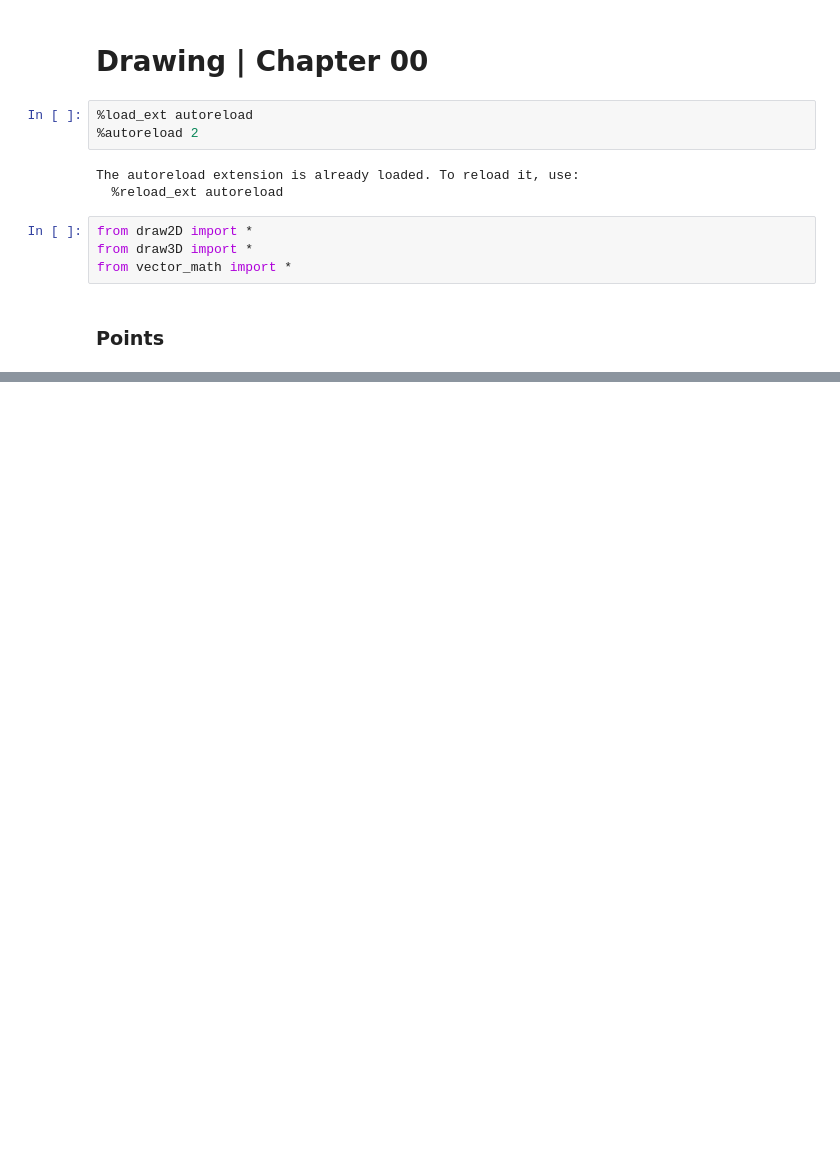
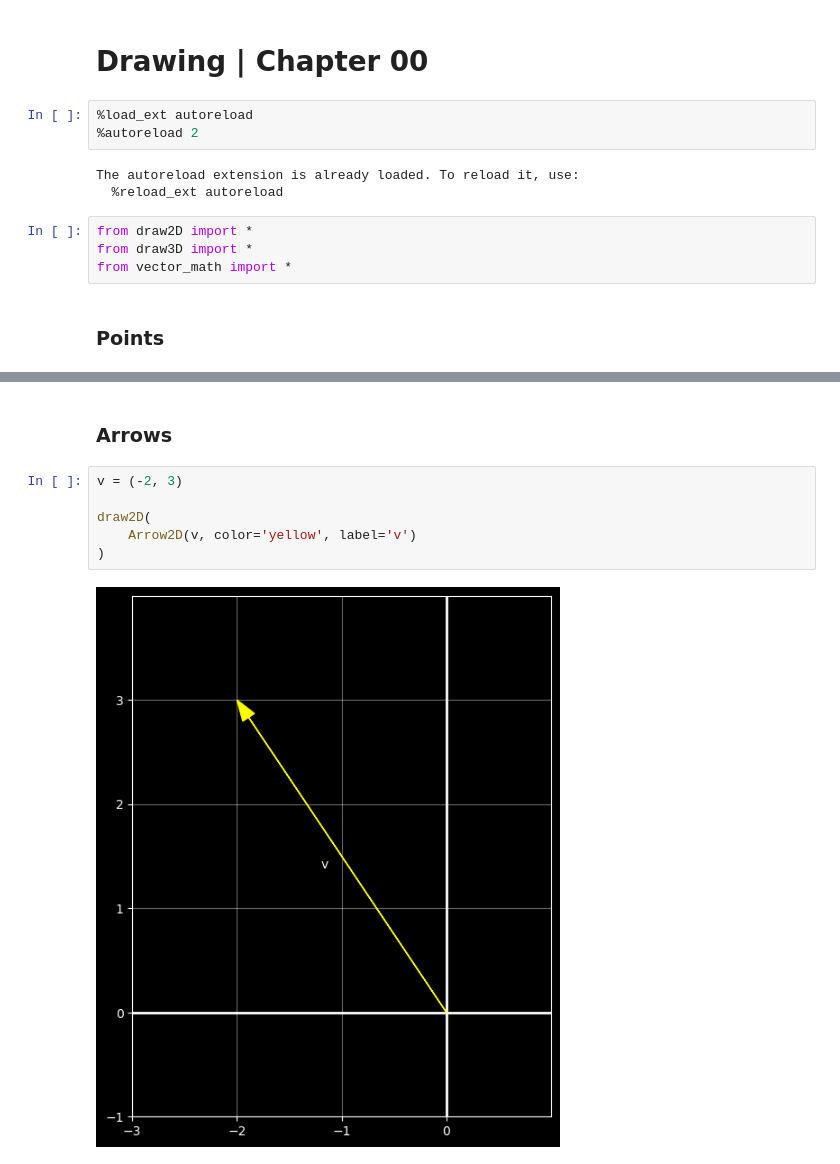
Before and after one commit to yourpalmark/math, a Jupyter notebook: Linear Algebra/Chapter 00.ipynb, the cells around one changed output, grey strips where cells are left out. Cells and saved outputs as stored; diff of their text form; blank space fills up the shorter version.

```diff
--- a/Linear Algebra/Chapter 00.ipynb
+++ b/Linear Algebra/Chapter 00.ipynb
@@ -34,0 +54,10 @@ draw3D(
+# %% [markdown]
+### Arrows
+# %%
+v = (-2, 3)
+
+draw2D(
+    Arrow2D(v, color='yellow', label='v')
+)
+# %% [output]
+[figure, added]
```
Also changed, not shown: parts of 6 cells of this notebook, 2 other files.
